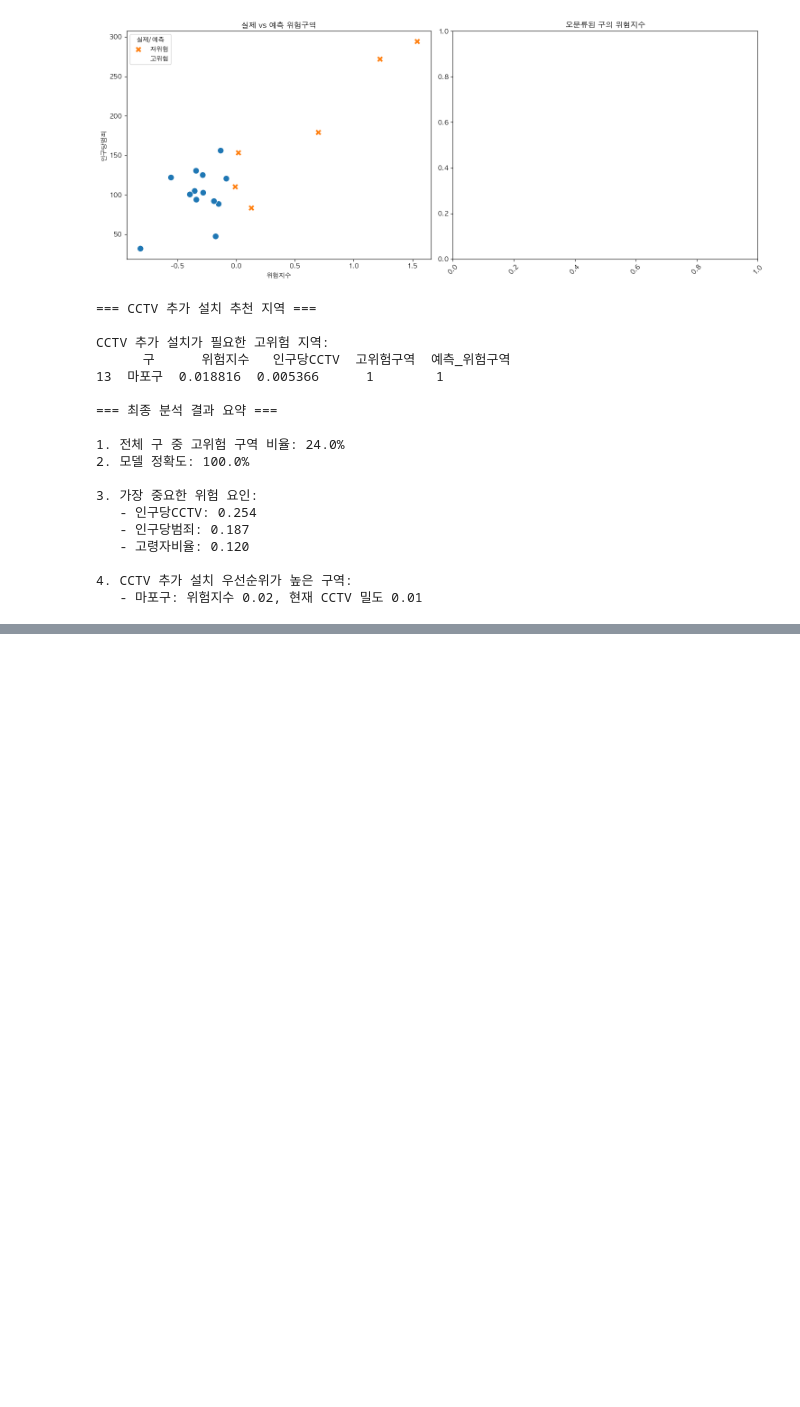
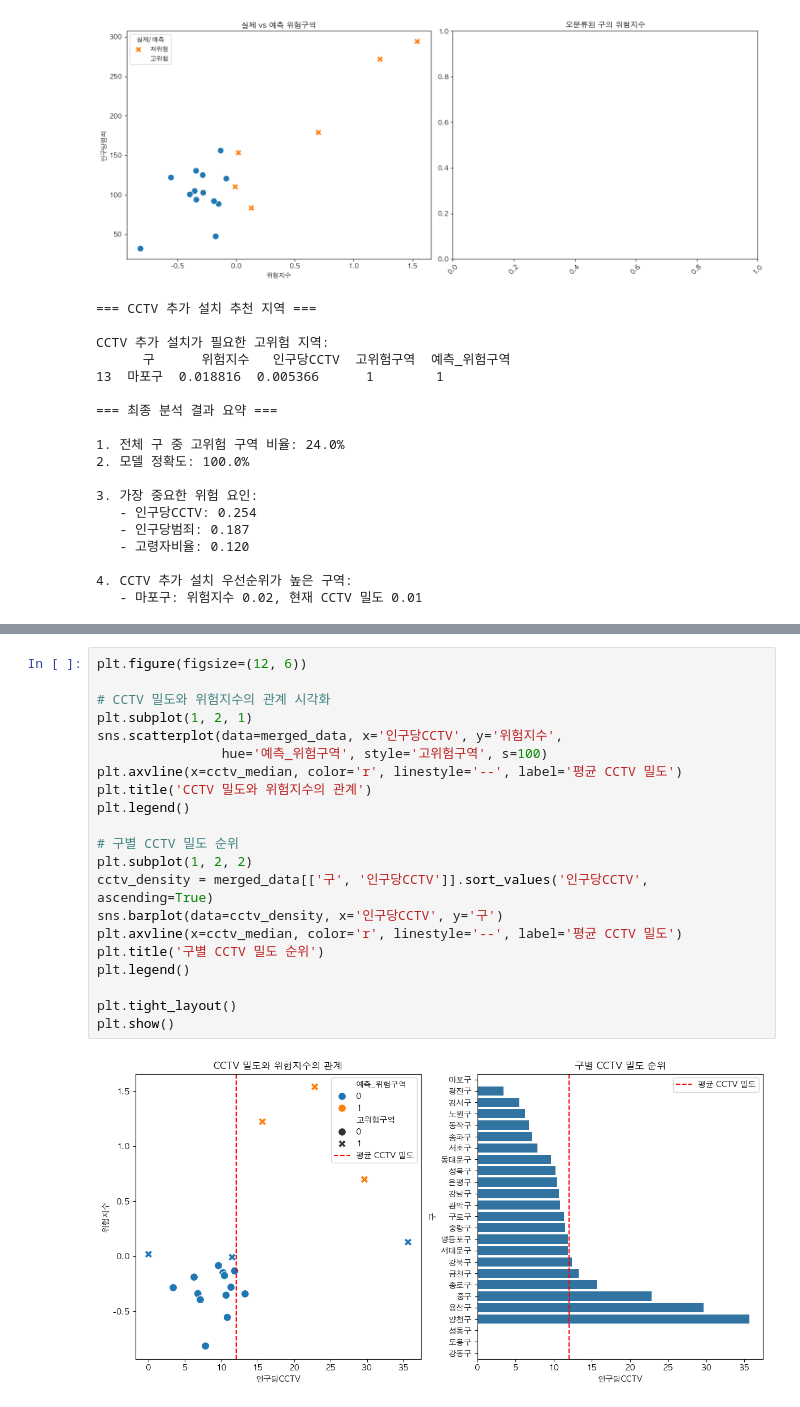
Before and after one commit to Gwangya-Data-Analysi-data/safety_sim, a Jupyter notebook: EDA/location-data-eda/location-data-eda.ipynb, the cells around one changed output, grey strips where cells are left out. Saved outputs shown, nothing was run; the diff lists cells and outputs as text; blank space fills up the shorter version.

```diff
--- a/EDA/location-data-eda/location-data-eda.ipynb
+++ b/EDA/location-data-eda/location-data-eda.ipynb
@@ -557,0 +950,23 @@ CCTV 추가 설치가 필요한 고위험 지역:
+# %%
+plt.figure(figsize=(12, 6))
+
+# CCTV 밀도와 위험지수의 관계 시각화
+plt.subplot(1, 2, 1)
+sns.scatterplot(data=merged_data, x='인구당CCTV', y='위험지수',
+                hue='예측_위험구역', style='고위험구역', s=100)
+plt.axvline(x=cctv_median, color='r', linestyle='--', label='평균 CCTV 밀도')
+plt.title('CCTV 밀도와 위험지수의 관계')
+plt.legend()
+
+# 구별 CCTV 밀도 순위
+plt.subplot(1, 2, 2)
+cctv_density = merged_data[['구', '인구당CCTV']].sort_values('인구당CCTV', ascending=True)
+sns.barplot(data=cctv_density, x='인구당CCTV', y='구')
+plt.axvline(x=cctv_median, color='r', linestyle='--', label='평균 CCTV 밀도')
+plt.title('구별 CCTV 밀도 순위')
+plt.legend()
+
+plt.tight_layout()
+plt.show()
+# %% [output]
+[figure, added]
```
Also changed, not shown: parts of 27 cells of this notebook.
